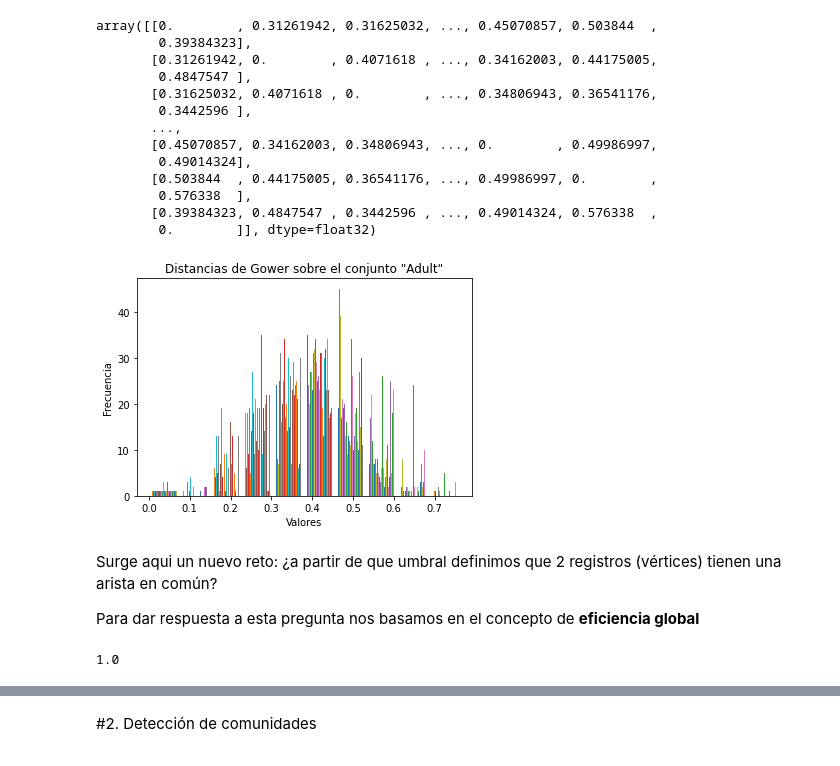
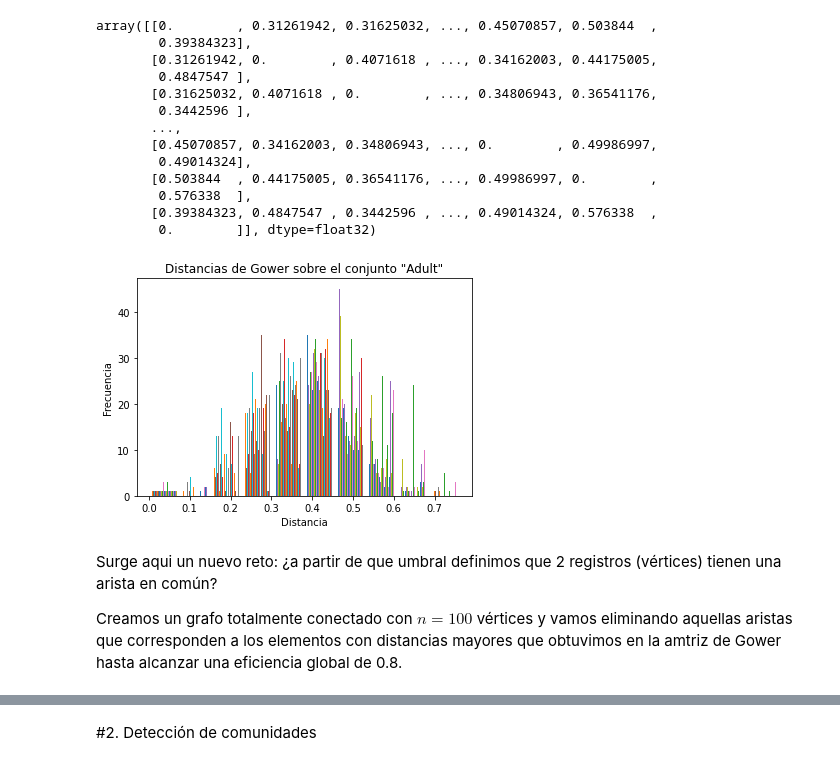
Before and after one commit to PedroAdair/TesisMaestria, a Jupyter notebook: Anonimizacion.ipynb, the cells around one changed output, grey strips where cells are left out. Saved outputs shown, nothing was run; the diff lists cells and outputs as text; code cells hidden in the pictures.

```diff
--- a/Anonimizacion.ipynb
+++ b/Anonimizacion.ipynb
@@ -70,12 +70,12 @@ array([[0.        , 0.31261942, 0.31625032, ..., 0.45070857, 0.503844  ,
 # %%
 plt.hist(matriz_distancias)
 plt.title('Distancias de Gower sobre el conjunto "Adult"')
-plt.xlabel('Valores')
+plt.xlabel('Distancia')
 plt.ylabel('Frecuencia')
 plt.show()
 # %% [output]
-[figure, old version]
+[figure, new version]
 # %% [markdown]
 Surge aqui un nuevo reto: ¿a partir de que umbral definimos que 2 registros (vértices) tienen una arista en común?
 
-Para dar respuesta a esta pregunta nos basamos en el concepto de **eficiencia global**
+Creamos un grafo totalmente conectado con $n=100$ vértices y vamos eliminando aquellas aristas que corresponden a los elementos con distancias mayores que obtuvimos en la amtriz de Gower hasta alcanzar una eficiencia global de 0.8.
@@ -87,6 +81,0 @@ for i, j in G.edges():
-# %%
-# Calcular la eficiencia global del grafo completo
-E = nx.global_efficiency(G)
-E
-# %% [output]
-1.0
```
Also changed, not shown: parts of 37 cells of this notebook.
